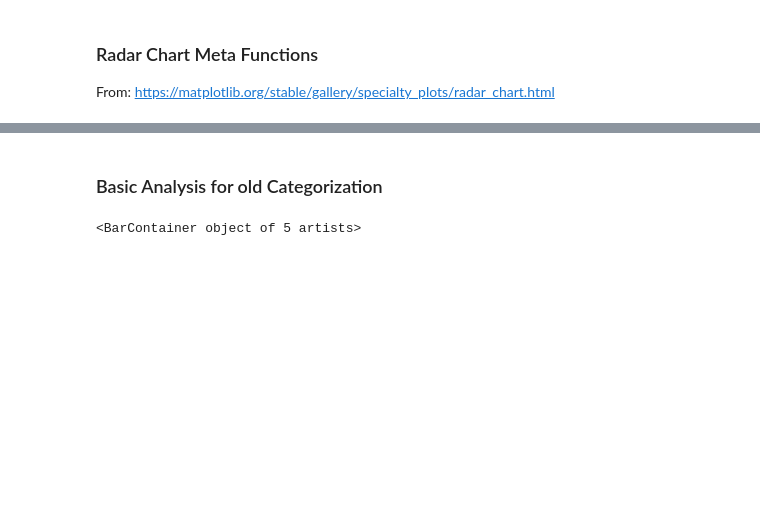
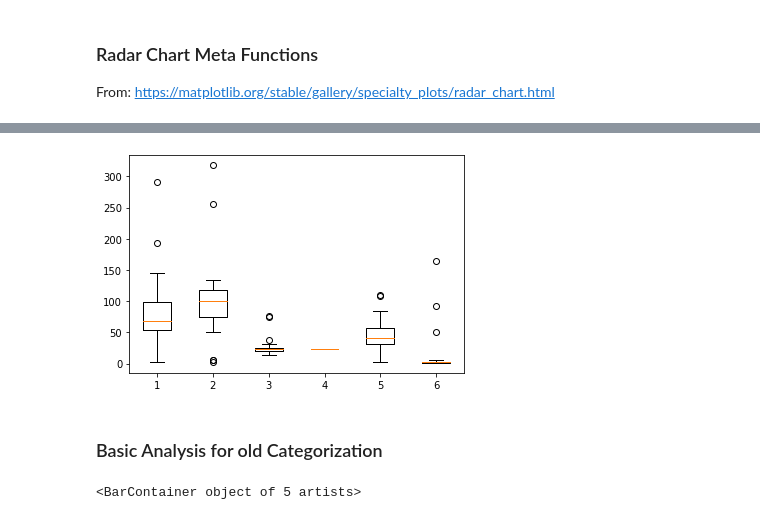
Before and after one commit to ugGit/mdl_interactions_plugin, a Jupyter notebook: lanalzyer/category_mapper.ipynb, the cells around one changed output, grey strips where cells are left out. Saved outputs shown, nothing was run; the diff lists cells and outputs as text; code cells hidden in the pictures; blank space fills up the shorter version.

```diff
--- a/lanalzyer/category_mapper.ipynb
+++ b/lanalzyer/category_mapper.ipynb
@@ -445,0 +408,6 @@ if __name__ == '__main__':
+# %%
+def get_newlc_category_count_per_user(newlc_category):
+  return newlc_per_student.query("newlc == @newlc_category")["count"].values
+# %%
+data = [get_newlc_category_count_per_user(category) for category in newlc_categories]
+data
@@ -445,0 +429,7 @@ if __name__ == '__main__':
+# %%
+# Multiple box plots on one Axes
+fig, ax = plt.subplots()
+ax.boxplot(data)
+plt.show()
+# %% [output]
+[figure, added]
```
Also changed, not shown: parts of 22 cells of this notebook.
